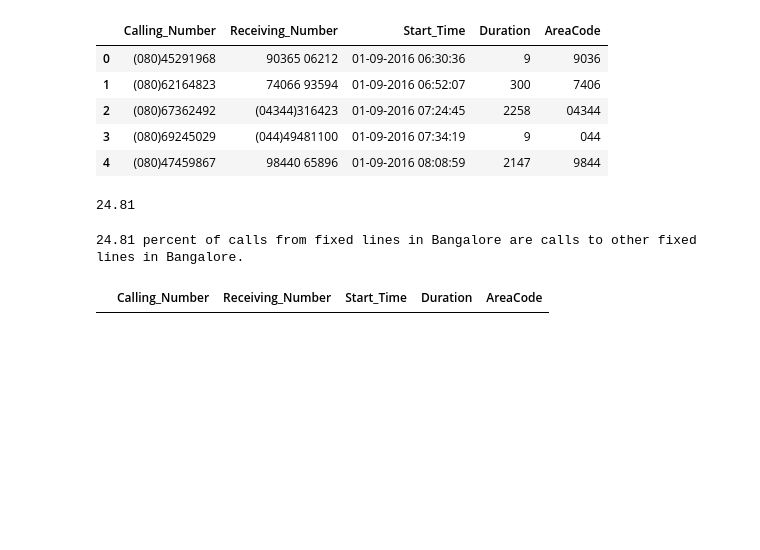
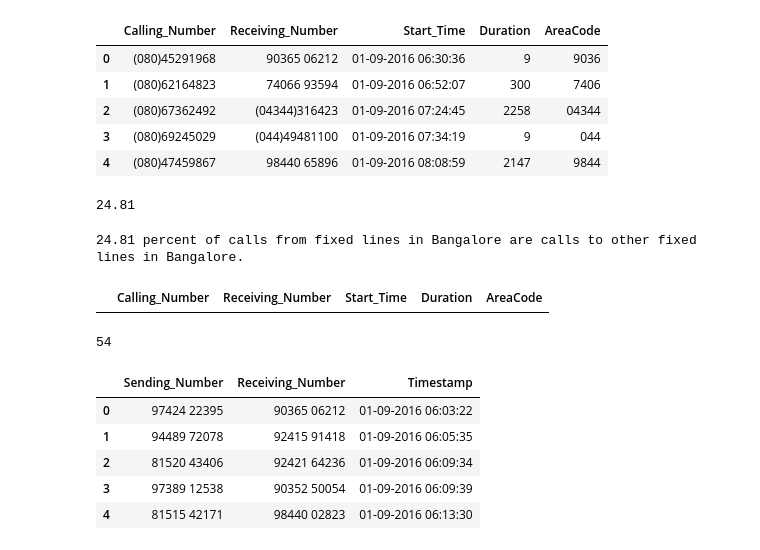
Before and after one commit to maxysio/DS-PRJ1-InvestigatingCallsTexts, a Jupyter notebook: Task0.ipynb, the cells around one changed output. Drawn from its saved outputs; the diff is of its cells as text; code cells hidden in the pictures; blank space fills up the shorter version.

```diff
--- a/Task0.ipynb
+++ b/Task0.ipynb
@@ -383,0 +386,16 @@ df_calls_from_blore[df_calls_from_blore.AreaCode=='9180']
+# %%
+# Find phone numbers which make calls but never receive calls
+df_tm = df_calls[~df_calls.Calling_Number.isin(df_calls.Receiving_Number)]
+df_tm.Calling_Number.nunique()
+# %% [output]
+54
+# %%
+df_texts = pd.DataFrame(texts, columns=['Sending_Number', 'Receiving_Number', 'Timestamp'])
+df_texts.head()
+# %% [output]
+|  | Sending_Number | Receiving_Number | Timestamp |
+| 0 | 97424 22395 | 90365 06212 | 01-09-2016 06:03:22 |
+| 1 | 94489 72078 | 92415 91418 | 01-09-2016 06:05:35 |
+| 2 | 81520 43406 | 92421 64236 | 01-09-2016 06:09:34 |
+| 3 | 97389 12538 | 90352 50054 | 01-09-2016 06:09:39 |
+| 4 | 81515 42171 | 98440 02823 | 01-09-2016 06:13:30 |
```
Also changed, not shown: parts of 9 cells of this notebook.
